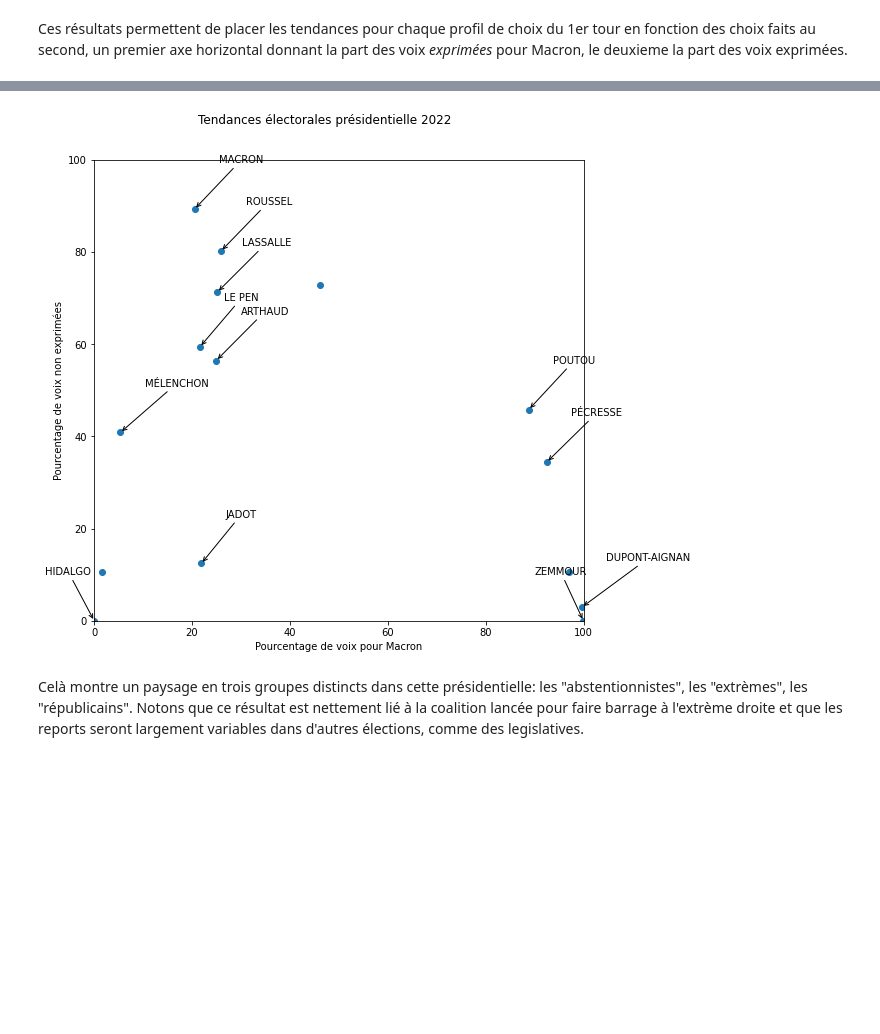
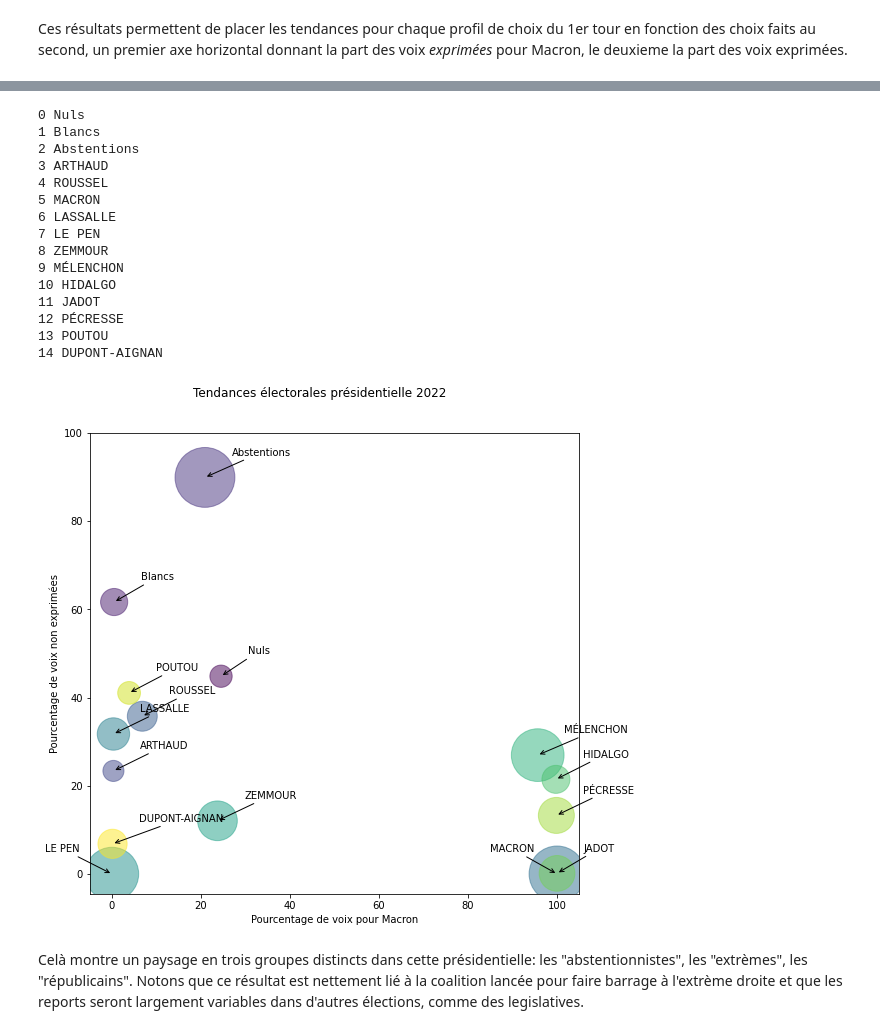
Before and after one commit to laurentperrinet/2022-05-04_transfert-des-voix, a Jupyter notebook: 2022-06-08_transfert-des-voix.ipynb, the cells around one changed output, grey strips where cells are left out. Saved outputs shown, nothing was run; the diff lists cells and outputs as text; code cells hidden in the pictures; blank space fills up the shorter version.

```diff
--- a/2022-06-08_transfert-des-voix.ipynb
+++ b/2022-06-08_transfert-des-voix.ipynb
@@ -808,7 +809,7 @@ learning_rate = 10.0
 beta1, beta2 = 0.99, 0
 # beta1, beta2 = 0.9, 0.999 # décommenter pour utiliser Adam
 num_epochs = 2 ** 5 + 1
-#num_epochs = 2 ** 10 + 1
+num_epochs = 2 ** 10 + 1
 batch_size = 256
 do_optim = False
 do_optim = True
@@ -1170,5 +1175,6 @@ Ce tableau montre des tendances claires, par exemple que si on a voté "Macron",
 Connaissant les couleurs politiques d'autres candidats du premier tour, on peut être surpris que les électeurs de "Arthaud", "Roussel", "Lassalle" ou "Poutou" ont majoritairement choisi "Le Pen" au deuxième tour, signifiant alors un rejet du candidat Macron. Les électeurs de Zemmour sont aussi partagés, signifiant un rejet des deux alternatives. **Ce résultat est à prendre avec des pincettes, car ces derniers candidats ont obtenu moins de votes et donc que le processus d'inférence est forcément moins précis parce qu'il y a moins de données disponibles.**
 # %% [markdown]
 Ces résultats permettent de placer les tendances pour chaque profil de choix du 1er tour en fonction des choix faits au second, un premier axe horizontal donnant la part des voix *exprimées* pour Macron, le deuxieme la part des voix exprimées.
-# %%
-M = torch.softmax(trans.lin.weight, axis=1).detach().numpy()
+# %%
+n_1 = df_1.sum()
+n_1
@@ -1175,32 +1198,48 @@ M = torch.softmax(trans.lin.weight, axis=1).detach().numpy()
 # %%
 fig, ax = plt.subplots(figsize=(8, 8))
 
-p_abstention = M[:, :shift].sum(axis=1) / M.sum(axis=1)  * 100
+p_nonexpr = M[:, :shift].sum(axis=1) / M.sum(axis=1)  * 100
 p_macron = M[:, -2] / M[:, -2:].sum(axis=1) * 100
-ax.scatter(p_macron, p_abstention)
+ax.scatter(p_macron, p_nonexpr, s=np.sqrt(n_1), c=np.arange(15), alpha=.5)
 
-for i, col in enumerate(columns):
-    shift = -10 if ( (i ==5) or (i == 7)) else 5
-    ax.annotate(col,
-            xy=(p_macron[i], p_abstention[i]), xycoords='data',
-            xytext=(p_macron[i]+shift, p_abstention[i]+10), textcoords='data',
+for i_column, column in enumerate(df_1.columns):
+    print(i_column, column)
+    textshift = -15 if ( (i_column ==5) or (i_column == 7)) else 6
+    ax.annotate(column,
+            xy=(p_macron[i_column], p_nonexpr[i_column]), xycoords='data',
+            xytext=(p_macron[i_column]+textshift,
+                    p_nonexpr[i_column]+5), textcoords='data',
             arrowprops=dict(arrowstyle="->",
                             connectionstyle="arc3"),
             )
 
 # Adjust layout to make room for the table:
 plt.subplots_adjust(left=0.1, bottom=0.1, right=0.95, top=0.9)
-
-ax.set_xlim(0, 100)
-ax.set_ylim(0, 100)
+# ax.set_xlim(0, 100)
+# ax.set_ylim(0, 100)
 plt.xlabel("Pourcentage de voix pour Macron")
 plt.ylabel("Pourcentage de voix non exprimées")
 plt.yticks(np.linspace(0, 100, 6, endpoint=True))
 plt.xticks(np.linspace(0, 100, 6, endpoint=True))
 plt.suptitle("Tendances électorales présidentielle 2022");
 plt.savefig(datetime + '_transfert-des-voix_tendances.png');
 # %% [output]
+0 Nuls
+1 Blancs
+2 Abstentions
+3 ARTHAUD
+4 ROUSSEL
+5 MACRON
+6 LASSALLE
+7 LE PEN
+8 ZEMMOUR
+9 MÉLENCHON
+10 HIDALGO
+11 JADOT
+12 PÉCRESSE
+13 POUTOU
+14 DUPONT-AIGNAN
-[figure, old version]
+[figure, new version]
 # %% [markdown]
 Celà montre un paysage en trois groupes distincts dans cette présidentielle: les "abstentionnistes", les "extrèmes", les "républicains". Notons que ce résultat est nettement lié à la coalition lancée pour faire barrage à l'extrème droite et que les reports seront largement variables dans d'autres élections, comme des legislatives.
 # %% [markdown]
```
Also changed, not shown: parts of 25 cells of this notebook, 6 other files.
